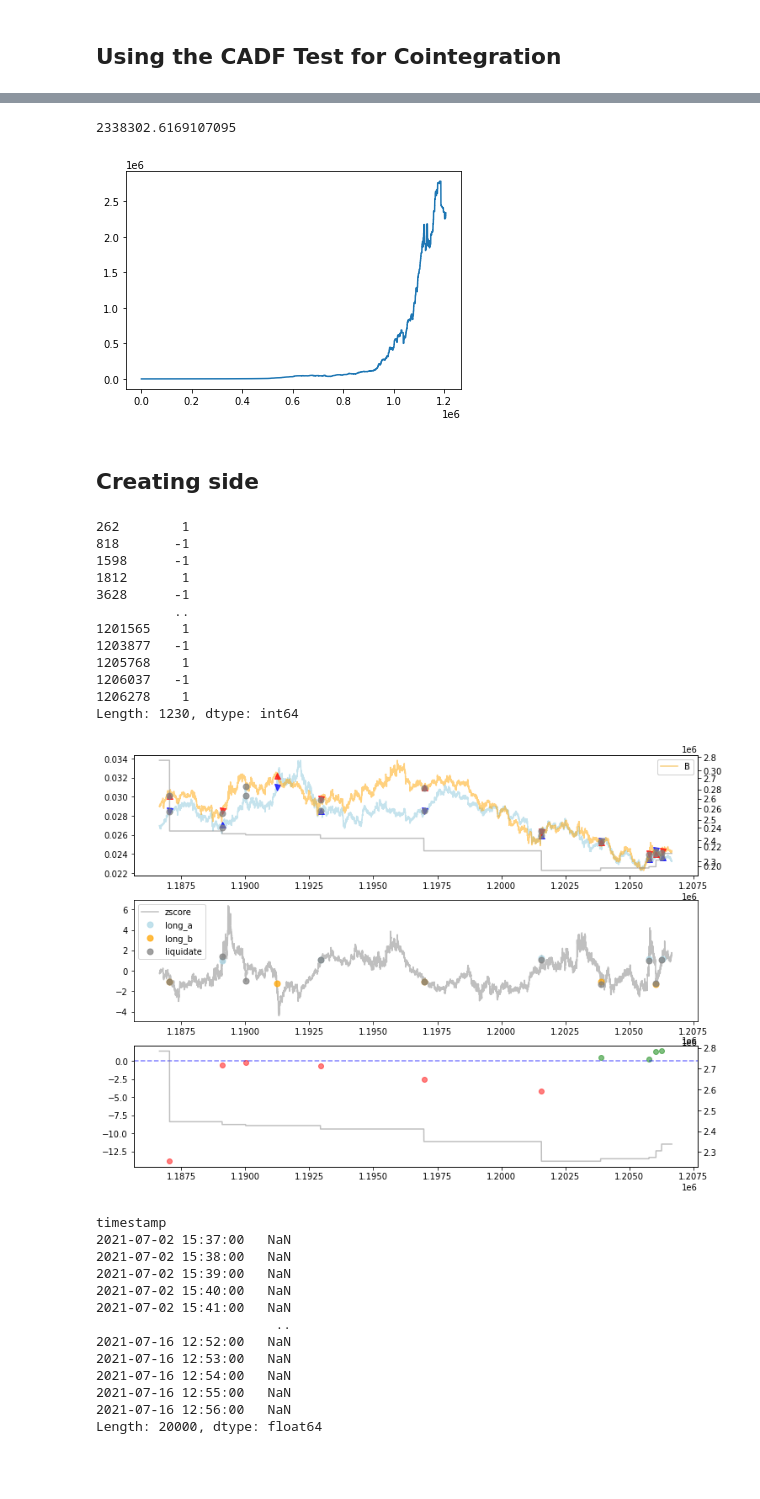
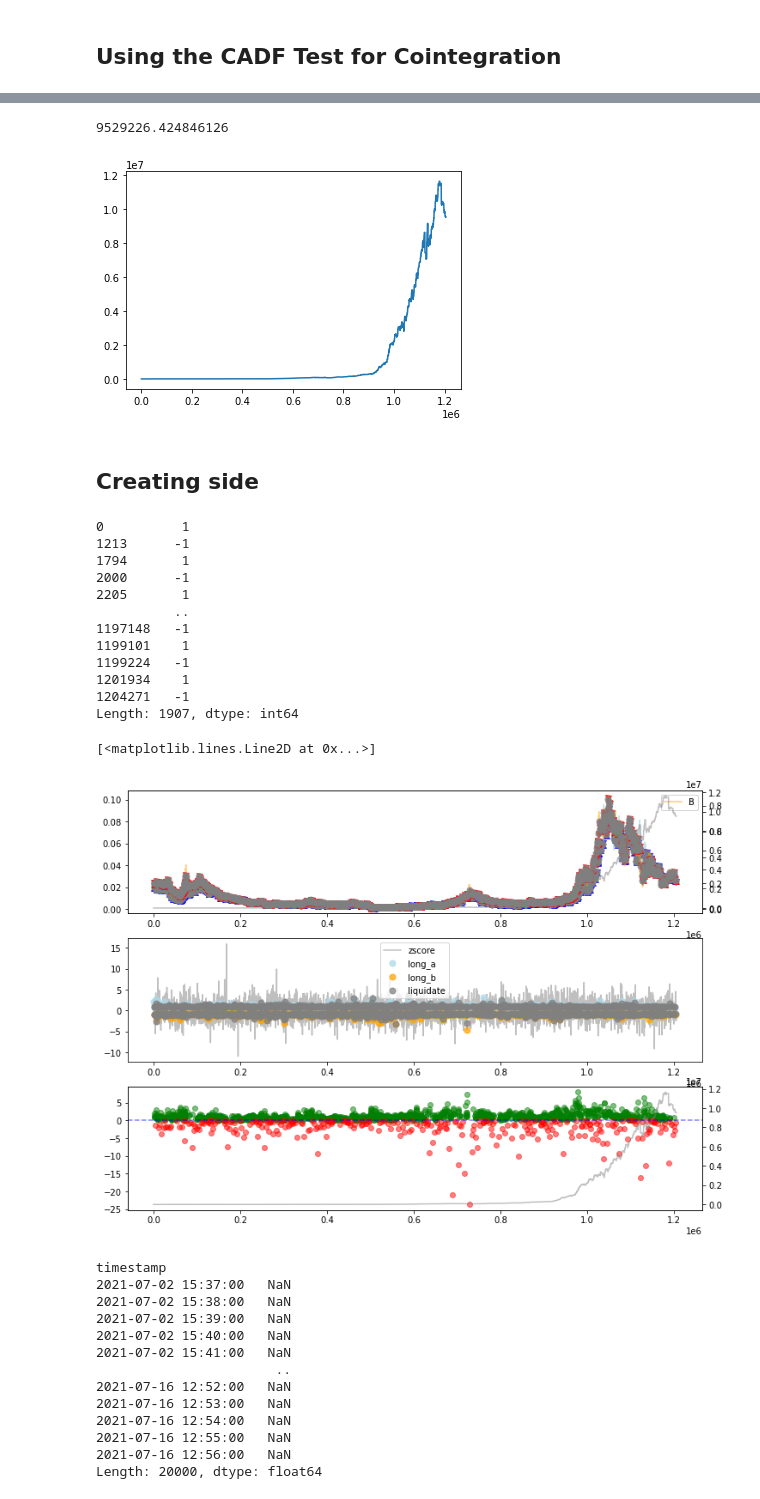
Before and after one commit to sunnymnie/bitcoin-printer, a Jupyter notebook: 3-labelling/2-kalman-filter.ipynb, the cells around one changed output, grey strips where cells are left out. Cells and saved outputs as stored; diff of their text form; code cells hidden in the pictures; blank space fills up the shorter version.

```diff
--- a/3-labelling/2-kalman-filter.ipynb
+++ b/3-labelling/2-kalman-filter.ipynb
@@ -33,9 +16,9 @@ import statsmodels.tsa.vector_ar.vecm as vm
 # %%
-# df1 = pd.read_csv("../data/testing-hourly/CELRUSDT-minute.csv", index_col=0, parse_dates=True)
-# df2 = pd.read_csv("../data/testing-hourly/FETUSDT-minute.csv", index_col=0, parse_dates=True)
+df1 = pd.read_csv("../data/testing-hourly/CELRUSDT-minute.csv", index_col=0, parse_dates=True)
+df2 = pd.read_csv("../data/testing-hourly/FETUSDT-minute.csv", index_col=0, parse_dates=True)
 
-df1 = pd.read_csv("../data/CELRUSDT-past.csv", index_col=0, parse_dates=True)
-df2 = pd.read_csv("../data/FETUSDT-past.csv", index_col=0, parse_dates=True)
+# df1 = pd.read_csv("../data/CELRUSDT-past.csv", index_col=0, parse_dates=True)
+# df2 = pd.read_csv("../data/FETUSDT-past.csv", index_col=0, parse_dates=True)
 
 # df1 = pd.read_csv("../data/testing-hourly/BTTUSDT-minute.csv", index_col=0, parse_dates=True)
 # df2 = pd.read_csv("../data/testing-hourly/HOTUSDT-minute.csv", index_col=0, parse_dates=True)
@@ -83,9 +66,9 @@ hedgeRatio=8.966791
 # %%
 spread = pd.Series((df['B'] - hedgeRatio * df['A'])).rename("spread").to_frame()
-spread["mean"] = spread.spread.rolling(2000).mean()
-spread["std"] =  spread.spread.rolling(2000).std()
+spread["mean"] = spread.spread.rolling(1800).mean()
+spread["std"] =  spread.spread.rolling(1800).std()
 spread["zscore"] = pd.Series((spread["spread"]-spread["mean"])/spread["std"])
-spread["zscore_std"] =  spread.zscore.rolling(2000).std()
+spread["zscore_std"] =  spread.zscore.rolling(1800).std()
 spread["thres"] = spread.zscore_std.map(lambda x: 1. if x<0.5 else np.sqrt(x*2))
 
 spread.spread.plot()
@@ -160,9 +143,9 @@ spread.index = (range(len(spread)))
 # %%
 # Buy  random value between high and low, now correct LONG A or B
 total = 100.
-fee = 0.002       #Set double normal rate
-thres = 1.        #2
-sell_thres = 1.   # 0, in range [0, ...) for more travel
+fee = 0.003       #Set double normal rate
+thres = .6        #2
+sell_thres = .8   # 0, in range [0, ...) for more travel
 cusum = []
 price_a = None
 price_b = None
@@ -261,9 +244,9 @@ for i in range(spread.shape[0]):
 # %%
 # CONSTANT TOTAL
 total = 100.
-fee = 0.002       #Set double normal rate
-thres = 1.        #2
-sell_thres = 1.   # 0, in range [0, ...) for more travel
+fee = 0.003       #Set double normal rate
+thres = .4        #2
+sell_thres = .6   # 0, in range [0, ...) for more travel
 cusum = []
 price_a = None
 price_b = None
@@ -349,8 +332,8 @@ for i in range(spread.shape[0]):
 plt.plot(cusum);
 print(total)
 # %% [output]
-2338302.6169107095
+9529226.424846126
-[figure, old version]
+[figure, new version]
 # %% [markdown]
 ## Creating side
 # %%
@@ -359,18 +342,18 @@ side_down = pd.Series(-1, index=long_b)
 side = pd.concat([side_up,side_down]).sort_index()
 side
 # %% [output]
-262        1
-818       -1
-1598      -1
-1812       1
-3628      -1
+0          1
+1213      -1
+1794       1
+2000      -1
+2205       1
           ..
-1201565    1
-1203877   -1
-1205768    1
-1206037   -1
-1206278    1
-Length: 1230, dtype: int64
+1197148   -1
+1199101    1
+1199224   -1
+1201934    1
+1204271   -1
+Length: 1907, dtype: int64
 # %%
 plot = spread
 plot["cusum"] = cusum
@@ -380,7 +363,7 @@ s = pd.Series(s, index=spread.index)
 plot["diffs"] = s[s != 0.]
 
 
-plot = plot[-20000:] #500_000:700_000
+plot = plot[:] #500_000:700_000
 
 fig, (ax, axz, axc) = plt.subplots(3, figsize=(12,9))
 
@@ -399,34 +382,35 @@ ax.plot(plot.A.reindex(long_b), marker='v', markersize=7,
 ax1.plot(plot.B.reindex(long_b), marker='^', markersize=7,
                      alpha=0.75, color='red', linewidth=0)
 
 ax1.plot(plot.B.reindex(long_a), marker='v', markersize=7,
                      alpha=0.75, color='red', linewidth=0)
 ax.plot(plot.A.reindex(liquidate), marker='o', markersize=7,
                      alpha=0.75, color='gray', linewidth=0)
 ax1.plot(plot.B.reindex(liquidate), marker='o', markersize=7,
                      alpha=0.75, color='gray', linewidth=0)
 ax2 = ax.twinx()
 ax2.plot(plot.cusum, color="gray", alpha=.5)
 ax.legend()
 ax1.legend()
 
 axz.plot(plot.zscore, color="gray", alpha=.5, label="zscore")
 axz.plot(plot.zscore.reindex(long_a), marker='o', markersize=7,
                      alpha=0.75, label='long_a', color='lightblue', linewidth=0)
 axz.plot(plot.zscore.reindex(long_b), marker='o', markersize=7,
                      alpha=0.75, label='long_b', color='orange', linewidth=0)
 axz.plot(plot.zscore.reindex(liquidate), marker='o', markersize=7,
                      alpha=0.75, label='liquidate', color='gray', linewidth=0)
 
 axz.legend()
 
 axc.scatter(plot.index, plot.diffs[plot.diffs > 0].reindex(plot.index)*100/plot.cusum, color="green", alpha=.5)
 axc.scatter(plot.index, plot.diffs[plot.diffs <= 0].reindex(plot.index)*100/plot.cusum, color="red", alpha=.5)
 axc.axhline(0, linestyle="--", color="blue", alpha=.5)
 axc1 = axc.twinx()
 axc1.plot(plot.cusum, color="gray", alpha=.5)
 # %% [output]
+[<matplotlib.lines.Line2D at 0x...>]
-[figure, old version]
+[figure, new version]
 # %%
 plot.diffs[plot.diffs > 0].reindex(plot.index)*100/plot.cusum
 # %% [output]
```
Also changed, not shown: parts of 10 cells of this notebook, 4 other files.
